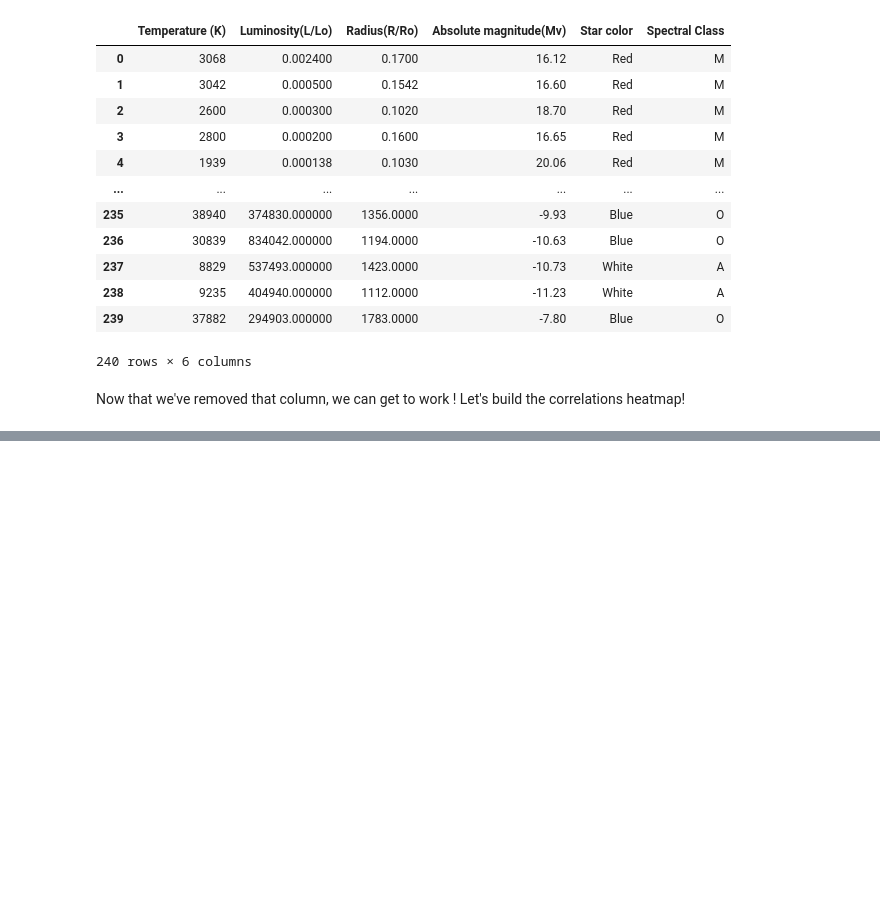
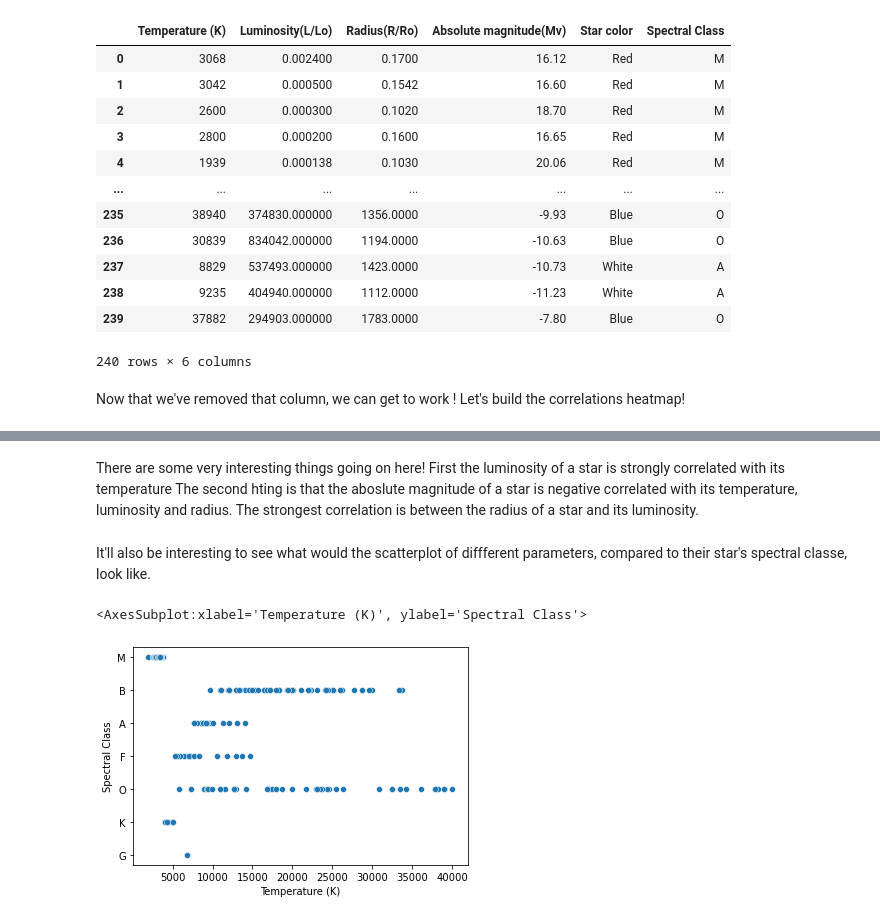
Before and after one commit to GoofyGalaxy374/StarTypeClassifier, a Jupyter notebook: Notebook/StarsClassifierNotebook.ipynb, the cells around one changed output, grey strips where cells are left out. Cells and saved outputs as stored; diff of their text form; code cells hidden in the pictures; blank space fills up the shorter version.

```diff
--- a/Notebook/StarsClassifierNotebook.ipynb
+++ b/Notebook/StarsClassifierNotebook.ipynb
@@ -49,0 +53,9 @@ b
+# %% [markdown]
+There are some very interesting things going on here! First the luminosity of a star is strongly correlated with its temperature The second hting is that the aboslute magnitude of a star is negative correlated with its temperature, luminosity and radius. The strongest correlation is between the radius of a star and its luminosity.
+# %% [markdown]
+It'll also be interesting to see what would the scatterplot of diffferent parameters, compared to their star's spectral classe, look like.
+# %%
+sns.scatterplot(Dataset_StarType_Dropped['Temperature (K)'], Dataset_StarType_Dropped['Spectral Class'])
+# %% [output]
+<AxesSubplot:xlabel='Temperature (K)', ylabel='Spectral Class'>
+[figure, added]
```
Also changed, not shown: parts of 5 cells of this notebook.
